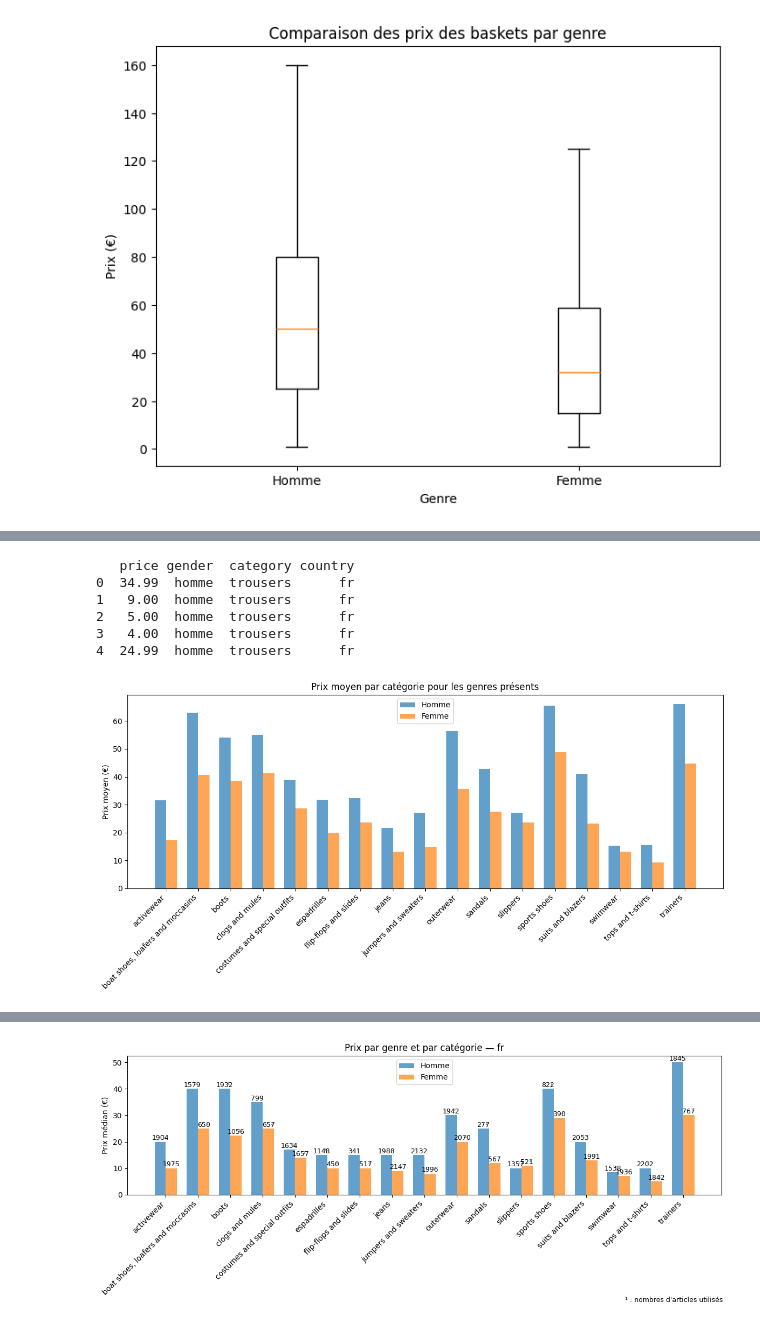
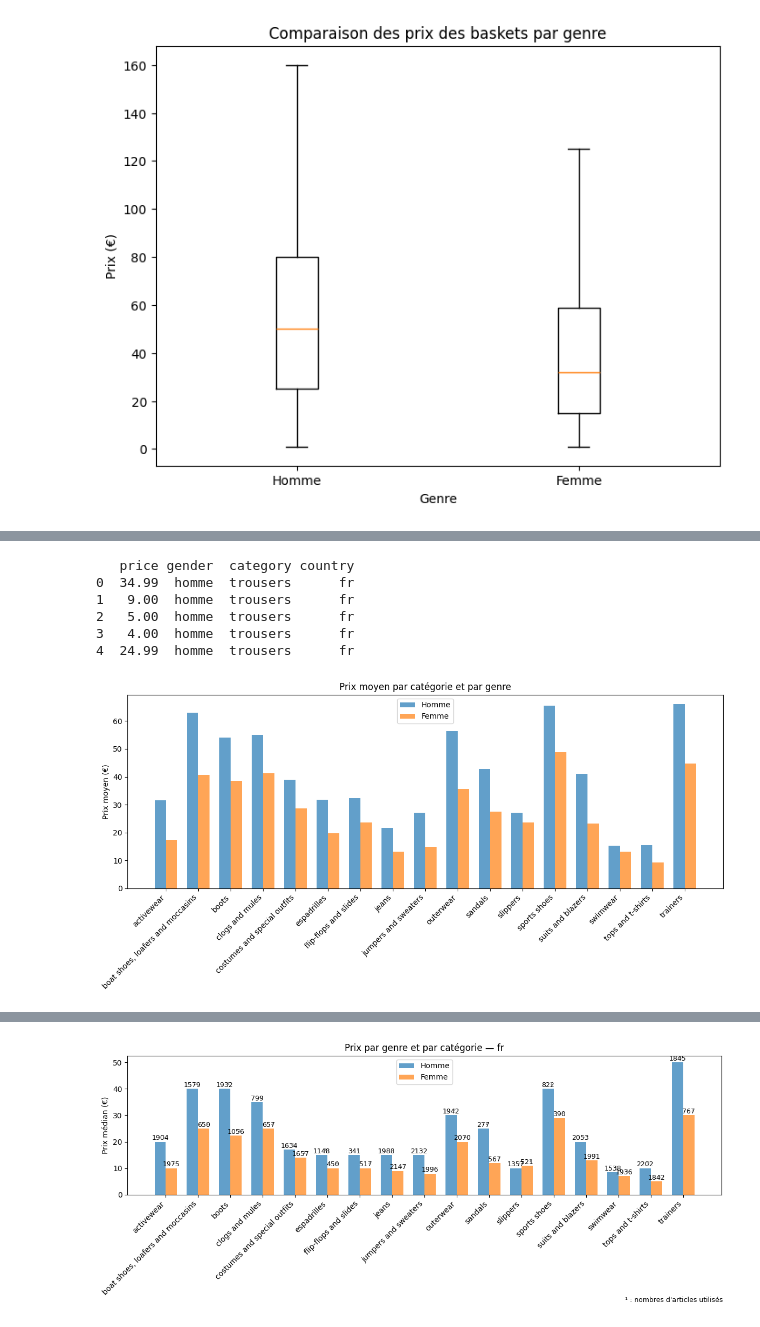
Before and after one commit to 01-prog/Data-analysis, a Jupyter notebook: Analyse_des_donnees.ipynb, the cells around one changed output, grey strips where cells are left out. Cells and saved outputs as stored; diff of their text form; code cells hidden in the pictures.

```diff
--- a/Analyse_des_donnees.ipynb
+++ b/Analyse_des_donnees.ipynb
@@ -1018,35 +1018,35 @@ categories_homme = set(df_grouped[df_grouped['gender']=='homme']['category'])
 categories_femme = set(df_grouped[df_grouped['gender']=='femme']['category'])
 common_categories = categories_homme & categories_femme
 
 # 3. Filtrer
 df_common = df_grouped[df_grouped['category'].isin(common_categories)]
 
 categories = df_common['category'].unique()
 x = np.arange(len(categories))
 width = 0.35
 
 prices_h = df_common[df_common['gender']=='homme'].set_index('category').loc[categories]['price']
 prices_f = df_common[df_common['gender']=='femme'].set_index('category').loc[categories]['price']
 
 fig, ax = plt.subplots(figsize=(12,6))
 ax.bar(x - width/2, prices_h, width, label='Homme', alpha=0.7)
 ax.bar(x + width/2, prices_f, width, label='Femme', alpha=0.7)
 
 ax.set_xticks(x)
 ax.set_xticklabels(categories, rotation=45, ha='right')
 ax.set_ylabel('Prix moyen (€)')
-ax.set_title('Prix moyen par catégorie pour les genres présents')
+ax.set_title('Prix moyen par catégorie et par genre')
 ax.legend()
 plt.tight_layout()
 plt.show()
 # %% [output]
    price gender  category country
 0  34.99  homme  trousers      fr
 1   9.00  homme  trousers      fr
 2   5.00  homme  trousers      fr
 3   4.00  homme  trousers      fr
 4  24.99  homme  trousers      fr
-[figure, old version]
+[figure, new version]
 # %%
 query_stats = defaultdict(lambda: defaultdict(lambda: defaultdict(lambda: {
     'prices': [],
```
Also changed, not shown: parts of 3 cells of this notebook.
